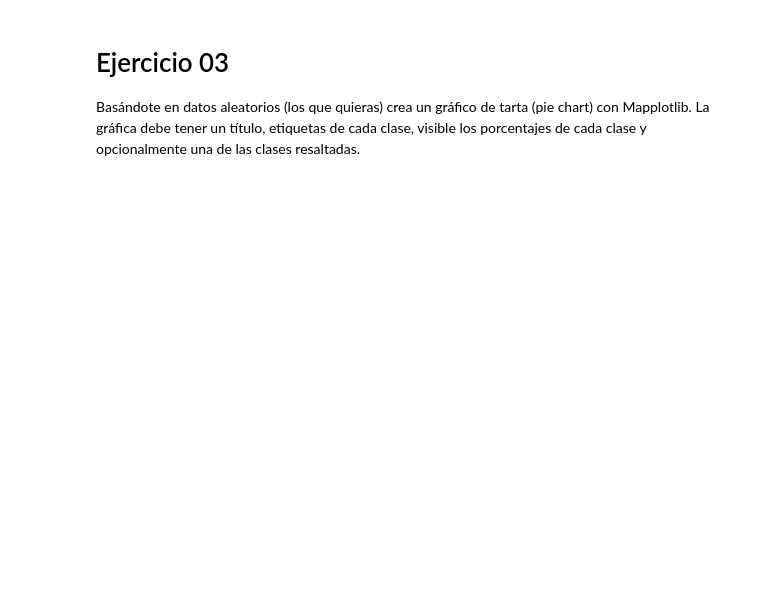
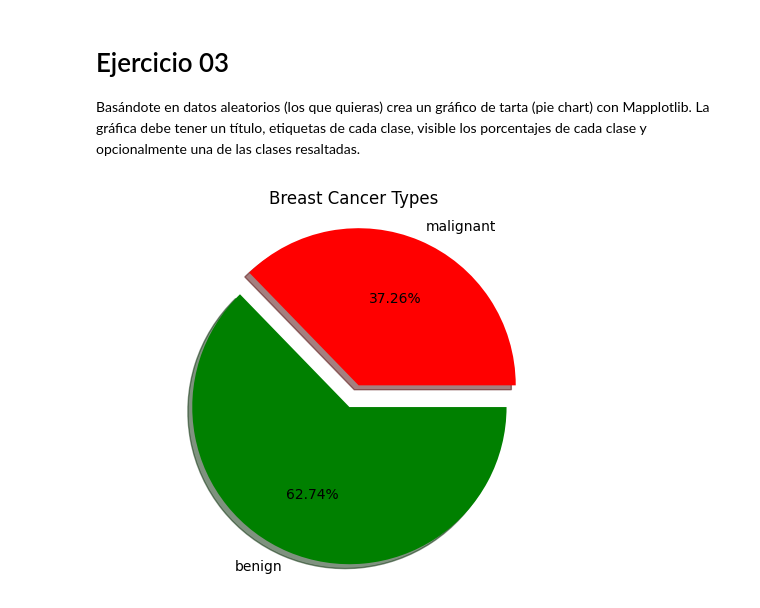
Before and after one commit to aluque1/SI, a Jupyter notebook: practicas/practica2/Practica02.ipynb, the cells around one changed output. Drawn from its saved outputs; the diff is of its cells as text; code cells hidden in the pictures; blank space fills up the shorter version.

```diff
--- a/practicas/practica2/Practica02.ipynb
+++ b/practicas/practica2/Practica02.ipynb
@@ -451,3 +474,26 @@ R2: -10.97
 Basándote en datos aleatorios (los que quieras) crea un gráfico de tarta (pie chart) con Mapplotlib. La gráfica debe tener un título, etiquetas de cada clase, visible los porcentajes de cada clase y opcionalmente una de las clases resaltadas.
 # %%
 # Escribe aqui el ejercicio 3
+from sklearn.datasets import load_breast_cancer
+import matplotlib.pyplot as plt
+
+cancer = load_breast_cancer()
+# Data for the pie chart
+labels = cancer.target_names
+sizes = [sum(cancer.target == 0), sum(cancer.target == 1)]
+
+# Colors for each section
+colors = ['red', 'green']
+# Explode the 1st slice
+explode = (0.15, 0)
+# Create the pie chart
+plt.pie(sizes, explode=explode, labels=labels, colors=colors, autopct='%1.2f%%', shadow=True)
+# Add a title
+plt.title("Breast Cancer Types")
+# Equal aspect ratio ensures that pie is drawn as a circle
+plt.axis('equal')
+
+# Show the pie chart
+plt.show()
+# %% [output]
+[figure, added]
```
Also changed, not shown: parts of 3 cells of this notebook.
